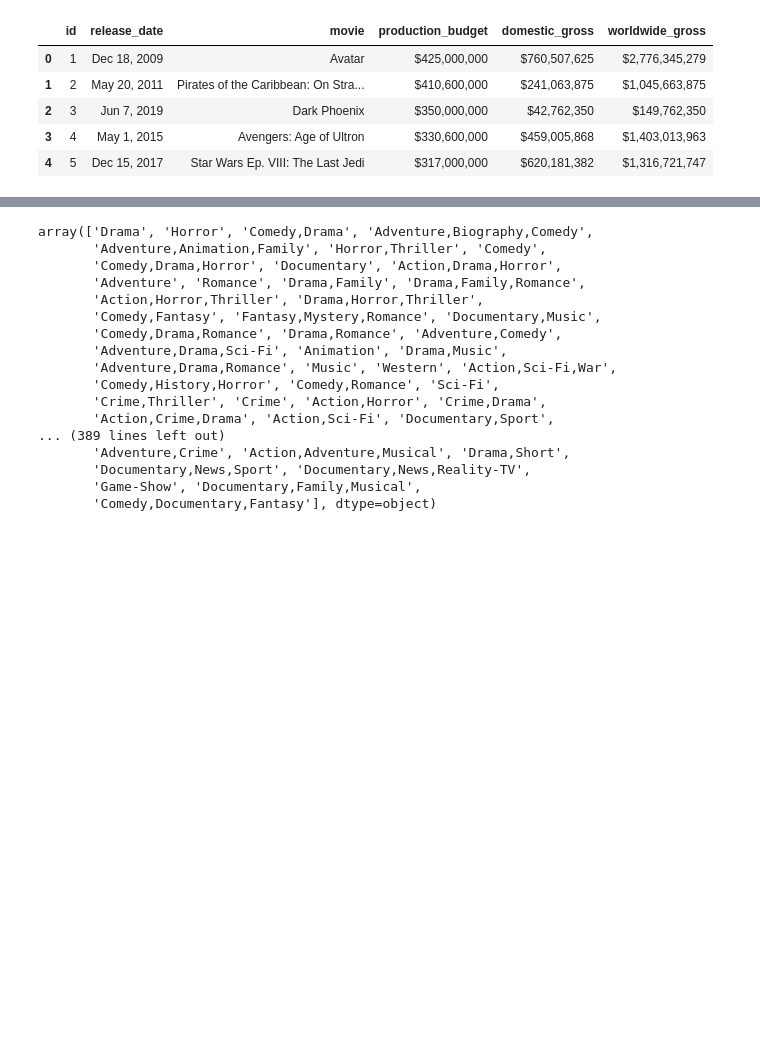
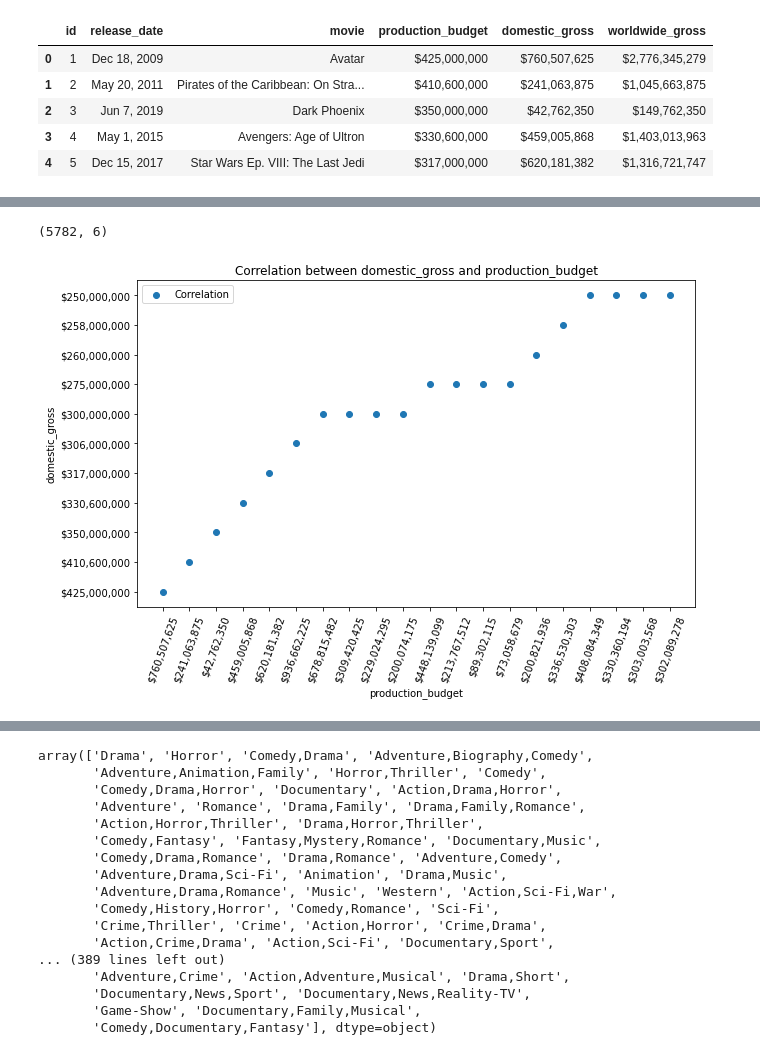
Before and after one commit to CynthiaKaruga/Project_Phase_1, a Jupyter notebook: Project.ipynb, the cells around one changed output, grey strips where cells are left out. Drawn from its saved outputs; the diff is of its cells as text; code cells hidden in the pictures; blank space fills up the shorter version.

```diff
--- a/Project.ipynb
+++ b/Project.ipynb
@@ -57,0 +78,4 @@ Budgets_df.head()
+# %%
+Budgets_df.shape
+# %% [output]
+(5782, 6)
@@ -57,0 +84,16 @@ Budgets_df.head()
+# %%
+x = Budgets_df['domestic_gross'].head(20)
+y = Budgets_df['production_budget'].head(20)
+
+plt.figure(figsize=(10,6))
+
+plt.scatter(x, y, label = "Correlation")
+plt.xticks(rotation = 70)
+plt.xlabel('production_budget')
+plt.ylabel('domestic_gross')
+
+plt.title('Correlation between domestic_gross and production_budget')
+plt.legend()
+plt.show()
+# %% [output]
+[figure, added]
```
Also changed, not shown: parts of 27 cells of this notebook.
